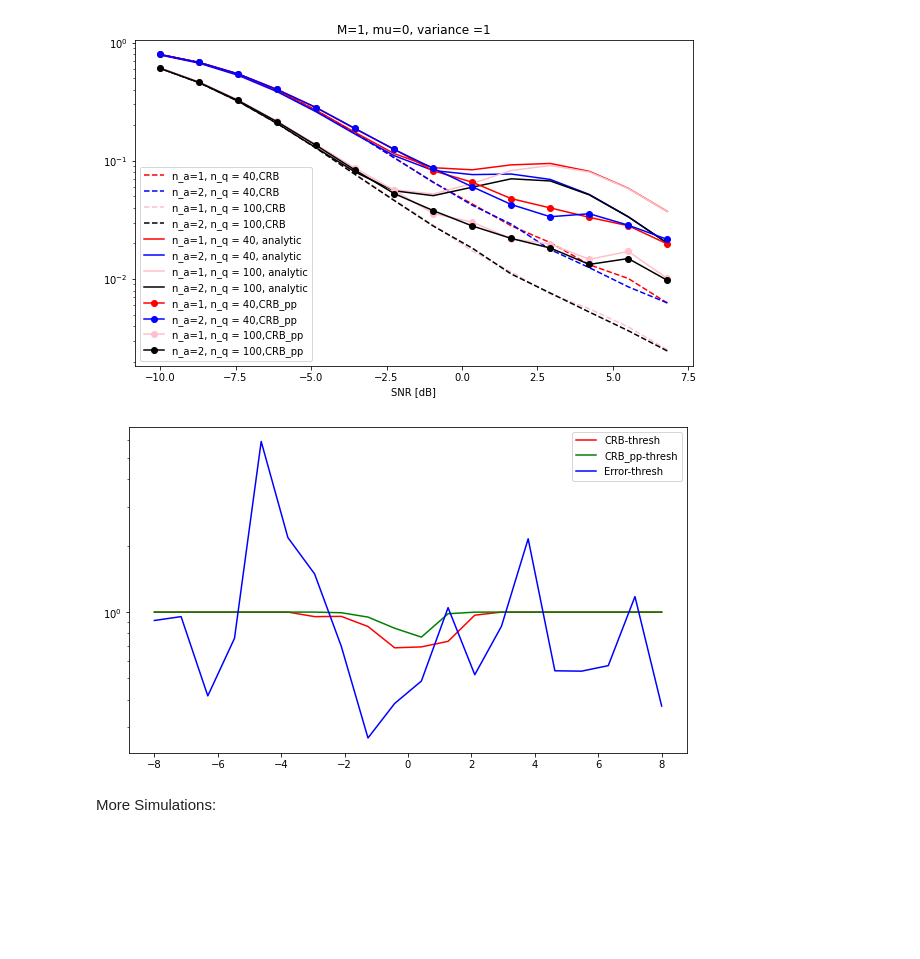
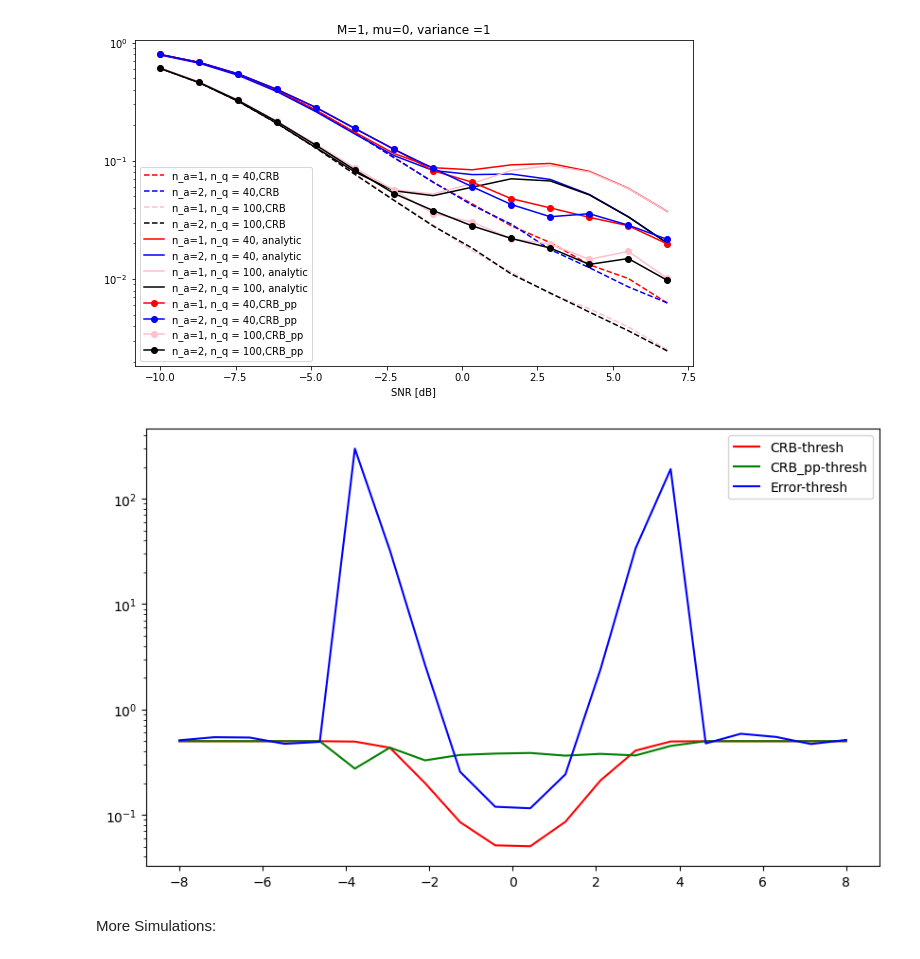
Before and after one commit to mazyaniv/Channel_Estimation, a Jupyter notebook: yaniv.ipynb, the cells around one changed output. Cells and saved outputs as stored; diff of their text form; code cells hidden in the pictures; blank space fills up the shorter version.

```diff
--- a/yaniv.ipynb
+++ b/yaniv.ipynb
@@ -420,10 +420,10 @@ CRB2 = [CRB(sigma_space[i],sigma_space[i],n_a[0],n_q[1],matrix_const2) for i in
 CRB3 = [CRB(sigma_space[i],sigma_space[i],n_a[2],n_q[2],matrix_const3) for i in range(len(sigma_space))]
 CRB4 = [CRB(sigma_space[i],sigma_space[i],n_a[3],n_q[3],matrix_const4) for i in range(len(sigma_space))]
 
-CRBpp1 = [CRB_pp(sigma_space[i],sigma_space[i],n_a[0],n_q[0],matrix_const1) for i in range(len(sigma_space))]
-CRBpp2 = [CRB_pp(sigma_space[i],sigma_space[i],n_a[0],n_q[1],matrix_const2) for i in range(len(sigma_space))]
-CRBpp3 = [CRB_pp(sigma_space[i],sigma_space[i],n_a[2],n_q[2],matrix_const3) for i in range(len(sigma_space))]
-CRBpp4 = [CRB_pp(sigma_space[i],sigma_space[i],n_a[3],n_q[3],matrix_const4) for i in range(len(sigma_space))]
+CRBpp_1 = [CRB_pp(sigma_space[i],sigma_space[i],n_a[0],n_q[0],matrix_const1) for i in range(len(sigma_space))]
+CRBpp_2 = [CRB_pp(sigma_space[i],sigma_space[i],n_a[0],n_q[1],matrix_const2) for i in range(len(sigma_space))]
+CRBpp_3 = [CRB_pp(sigma_space[i],sigma_space[i],n_a[2],n_q[2],matrix_const3) for i in range(len(sigma_space))]
+CRBpp_4 = [CRB_pp(sigma_space[i],sigma_space[i],n_a[3],n_q[3],matrix_const4) for i in range(len(sigma_space))]
 ######################
 fig = plt.figure(figsize=(10, 6))
 list_of_colors = ['red','blue','pink','black']
@@ -436,7 +436,7 @@ list_of_functions1 = [L_Estimator_analytic1, L_Estimator_analytic2,L_Estimator_a
 for i in range(len(list_of_functions1)):
     plt.plot(10*np.log10(1/sigma_space), list_of_functions1[i], color=list_of_colors[i], label='n_a={}, n_q = {}, analytic'.format(n_a[i], n_q[i]))
 
-list_of_functions = [CRBpp1,CRBpp2,CRBpp3,CRBpp4]
+list_of_functions = [CRBpp_1,CRBpp_2,CRBpp_3,CRBpp_4]
 for i in range(len(list_of_functions)):
     plt.plot(10*np.log10(1/sigma_space), list_of_functions[i],marker='o',color=list_of_colors[i], label='n_a={}, n_q = {},CRB_pp'.format(n_a[i], n_q[i]))
 
@@ -504,28 +504,28 @@ plt.show()
 # plt.legend()
 # plt.show()
 # %%
-new_sim=3
+new_sim=100
 thresh_space = np.linspace(-8,8,20)
 matrix_const = Matrix(na,nq)
 thresh_const = np.ones((M*nq, 1))
 # thresh_real = thresh_G(nq,matrix_const[1])[0]
 # thresh_imag = thresh_G(nq,matrix_const[1])[1]
 
 L_Estimator_numerical = [MSE_general_numerical(1,1, na,nq, matrix_const, new_sim,epsilon,thresh_space[i]*thresh_const,thresh_space[i]*thresh_const) for i in range(len(thresh_space))]
 CRB1 = [CRB(1,1,na,nq,matrix_const,1,new_sim,thresh_space[i]*thresh_const,thresh_space[i]*thresh_const) for i in range(len(thresh_space))]
-CRB_pp1 = [CRB_pp(1,1,na,nq,matrix_const,new_sim,thresh_space[i]*thresh_const,thresh_space[i]*thresh_const) for i in range(len(thresh_space))]
+CRB_pp1 = [CRB_pp2(1,1,na,nq,matrix_const,new_sim,thresh_space[i]*thresh_const,thresh_space[i]*thresh_const) for i in range(len(thresh_space))]
 ######################
 fig = plt.figure(figsize=(10, 6))
 plt.plot(thresh_space, CRB1, color="red", label='CRB-thresh')
 plt.plot(thresh_space, CRB_pp1, color="green", label='CRB_pp-thresh')
 plt.plot(thresh_space, L_Estimator_numerical, color="blue", label='Error-thresh')
 
 #plt.title("M={}, mu={}, variance ={}".format(M,mu,round(2*pow(sigma_teta,2))))
 plt.yscale('log')
 plt.legend()
 plt.show()
 # %% [output]
-[figure, old version]
+[figure, new version]
 # %% [markdown]
 More Simulations:
 # %%
```
Also changed, not shown: parts of 1 cell of this notebook.
